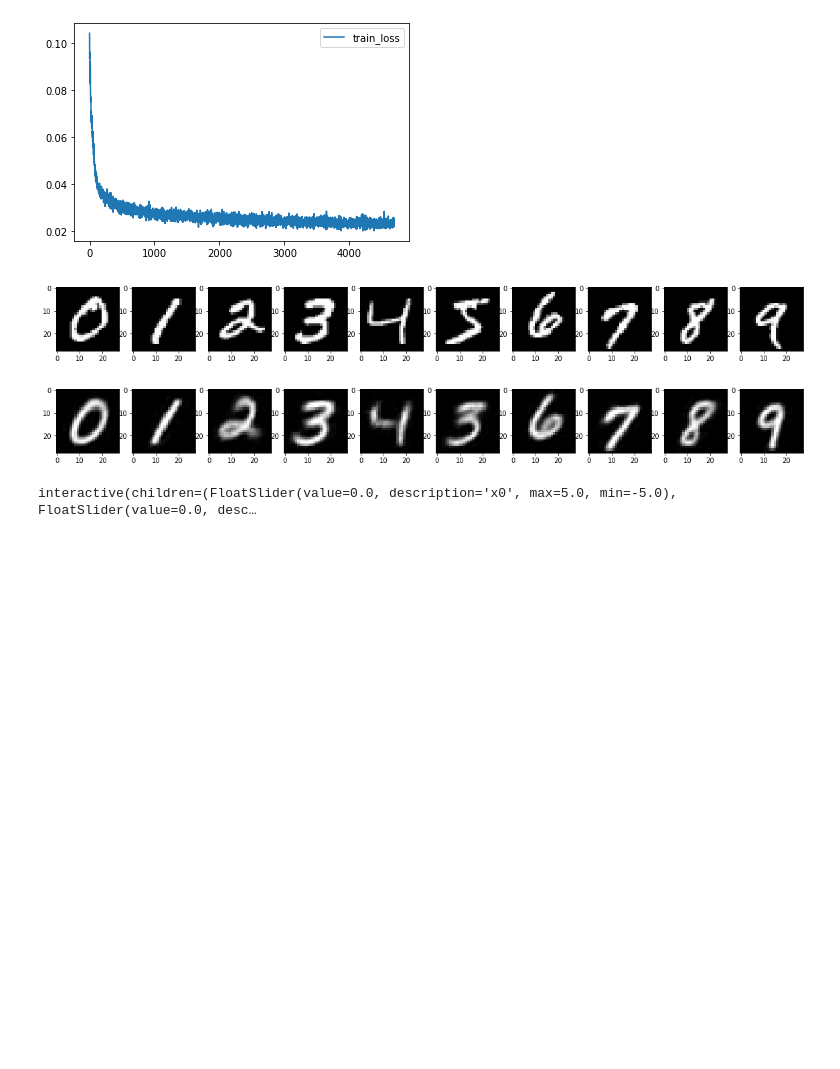
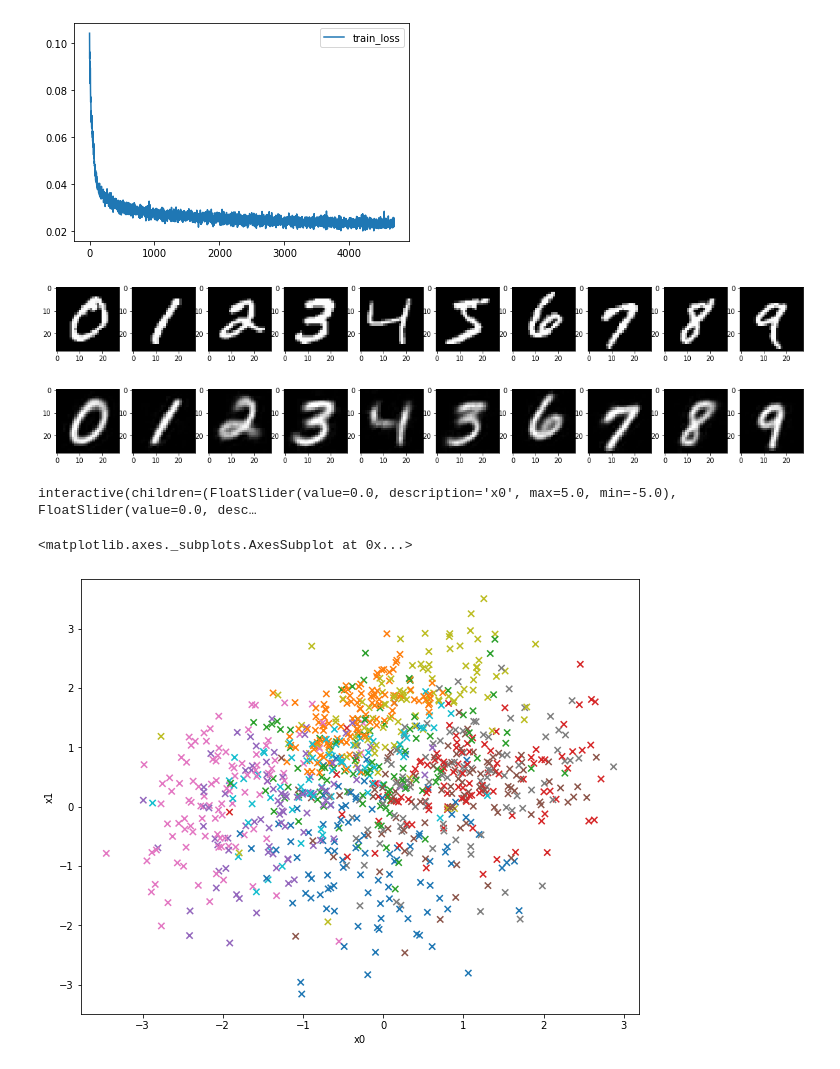
Before and after one commit to jmsdao/arena-v1, a Jupyter notebook: w4d3/1b-autoenc-conv.ipynb, the cells around one changed output. Drawn from its saved outputs; the diff is of its cells as text; code cells hidden in the pictures; blank space fills up the shorter version.

```diff
--- a/w4d3/1b-autoenc-conv.ipynb
+++ b/w4d3/1b-autoenc-conv.ipynb
@@ -166,3 +166,35 @@ def update(x0=0, x1=0, x2=0, x3=0, x4=0):
     plt.imshow(transforms.ToPILImage()(reconstruction.clip(0, 1)), cmap='gray')
 # %% [output]
 interactive(children=(FloatSlider(value=0.0, description='x0', max=5.0, min=-5.0), FloatSlider(value=0.0, desc…
+# %%
+# Get a single batch
+for inputs, labels in DataLoader(trainset, batch_size=1000, shuffle=True):
+    break
+
+latent = model.encoder(inputs.to(device))
+
+df2 = pd.DataFrame()
+df2['label'] = labels.detach().cpu().numpy()
+df2['x0'] = latent[:, 0].detach().cpu().numpy()
+df2['x1'] = latent[:, 1].detach().cpu().numpy()
+df2['x2'] = latent[:, 2].detach().cpu().numpy()
+df2['x3'] = latent[:, 3].detach().cpu().numpy()
+df2['x4'] = latent[:, 4].detach().cpu().numpy()
+# %%
+col = df2['label'].map({
+    0:'C0',
+    1:'C1',
+    2:'C2',
+    3:'C3',
+    4:'C4',
+    5:'C5',
+    6:'C6',
+    7:'C7',
+    8:'C8',
+    9:'C9',
+  })
+# %%
+df2.plot.scatter(x='x0', y='x1', marker='x', s=40, c=col, figsize=(10, 8))
+# %% [output]
+<matplotlib.axes._subplots.AxesSubplot at 0x...>
+[figure, added]
```
